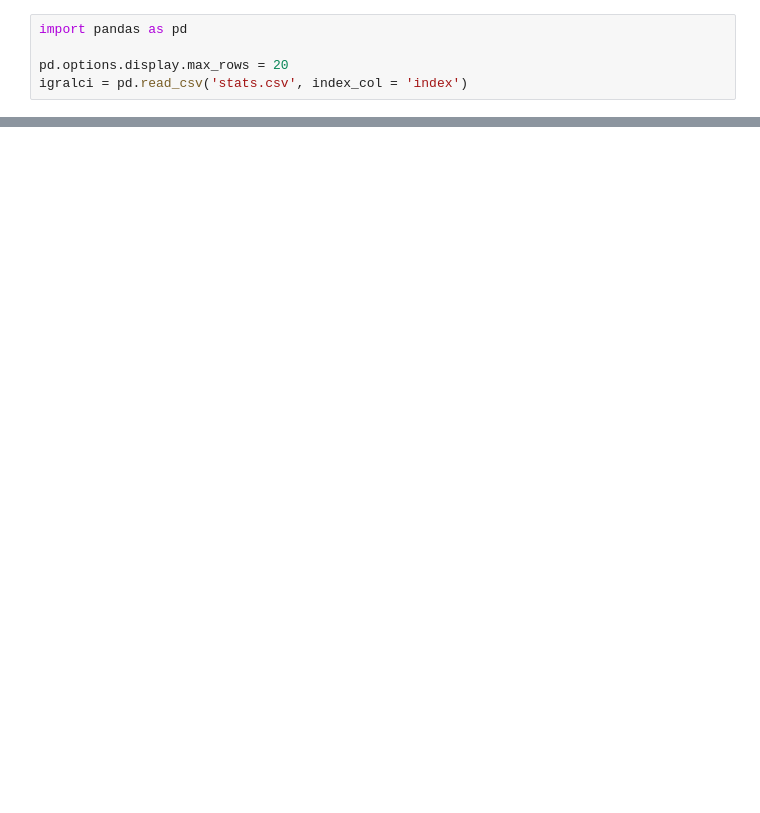
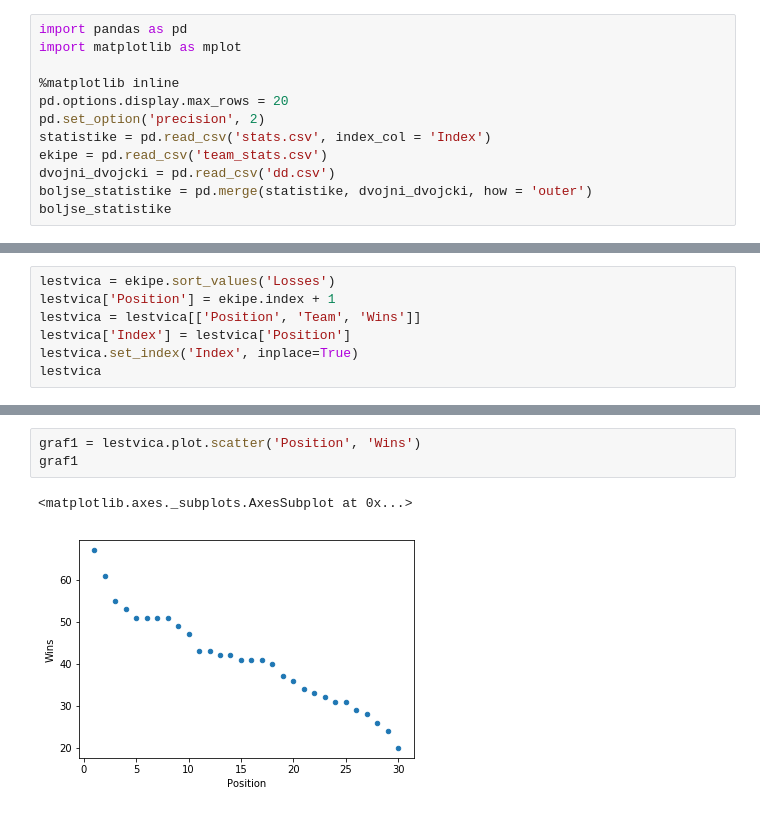
Before and after one commit to andrazdeluisa/projekt_PROG1, a Jupyter notebook: projekt.ipynb, the cells around one changed output, grey strips where cells are left out. Drawn from its saved outputs; the diff is of its cells as text; blank space fills up the shorter version.

```diff
--- a/projekt.ipynb
+++ b/projekt.ipynb
@@ -1,6 +1,13 @@
 # %%
 import pandas as pd
+import matplotlib as mplot
 
+%matplotlib inline
 pd.options.display.max_rows = 20
-igralci = pd.read_csv('stats.csv', index_col = 'index')
+pd.set_option('precision', 2)
+statistike = pd.read_csv('stats.csv', index_col = 'Index')
+ekipe = pd.read_csv('team_stats.csv')
+dvojni_dvojcki = pd.read_csv('dd.csv')
+boljse_statistike = pd.merge(statistike, dvojni_dvojcki, how = 'outer')
+boljse_statistike
 # %% [output]
@@ -7,0 +133,7 @@ FileNotFoundError: File b'stats.csv' does not exist
+# %%
+lestvica = ekipe.sort_values('Losses')
+lestvica['Position'] = ekipe.index + 1
+lestvica = lestvica[['Position', 'Team', 'Wins']]
+lestvica['Index'] = lestvica['Position']
+lestvica.set_index('Index', inplace=True)
+lestvica
@@ -7,0 +186,6 @@ FileNotFoundError: File b'stats.csv' does not exist
+# %%
+graf1 = lestvica.plot.scatter('Position', 'Wins')
+graf1
+# %% [output]
+<matplotlib.axes._subplots.AxesSubplot at 0x...>
+[figure, added]
```
Also changed, not shown: parts of 13 cells of this notebook, 4 other files.
